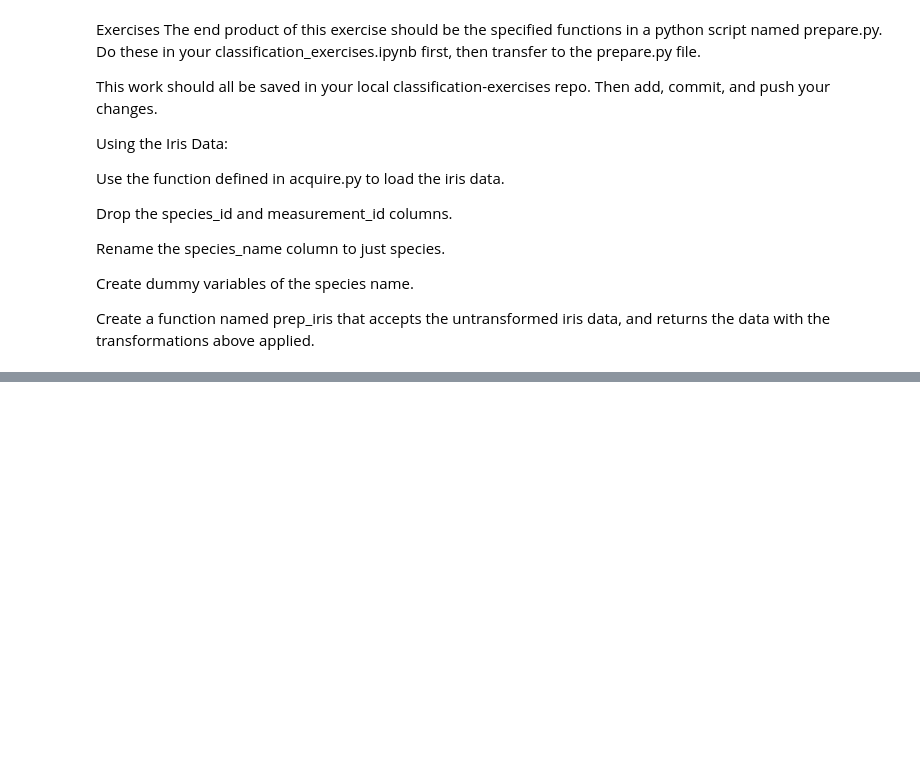
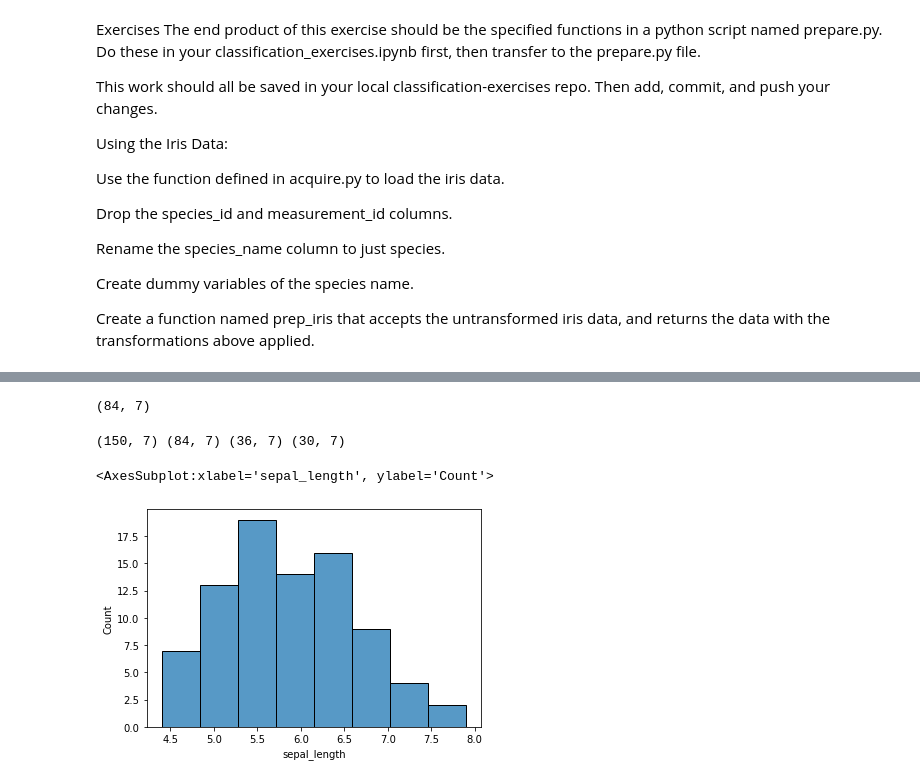
Before and after one commit to chriseverts/classification-exercises, a Jupyter notebook: classification_exercises.ipynb, the cells around one changed output, grey strips where cells are left out. Drawn from its saved outputs; the diff is of its cells as text; code cells hidden in the pictures; blank space fills up the shorter version.

```diff
--- a/classification_exercises.ipynb
+++ b/classification_exercises.ipynb
@@ -165 +172,3 @@ def clean_iris_data(iris_df):
+# %%
+df = prep_iris(df)
 # %%
@@ -181,0 +219,3 @@ prep_iris(df)
+# %%
+train, test = train_test_split(df, test_size=0.2, random_state=123, stratify = df.species)
+train, validate = train_test_split(train, train_size=0.7, random_state=123, stratify = train.species)
@@ -181,0 +231,9 @@ prep_iris(df)
+# %%
+train.shape
+# %% [output]
+(84, 7)
+# %%
+#checking for same number of columns throughout
+print(df.shape, train.shape, validate.shape, test.shape)
+# %% [output]
+(150, 7) (84, 7) (36, 7) (30, 7)
@@ -181,0 +243,5 @@ prep_iris(df)
+# %%
+sns.histplot(train.sepal_length)
+# %% [output]
+<AxesSubplot:xlabel='sepal_length', ylabel='Count'>
+[figure, added]
```
Also changed, not shown: parts of 57 cells of this notebook.
